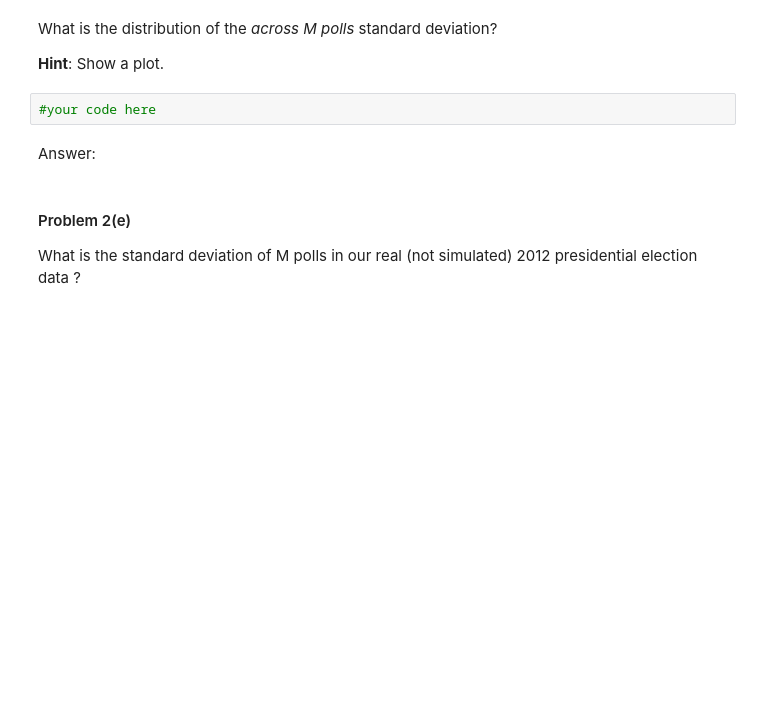
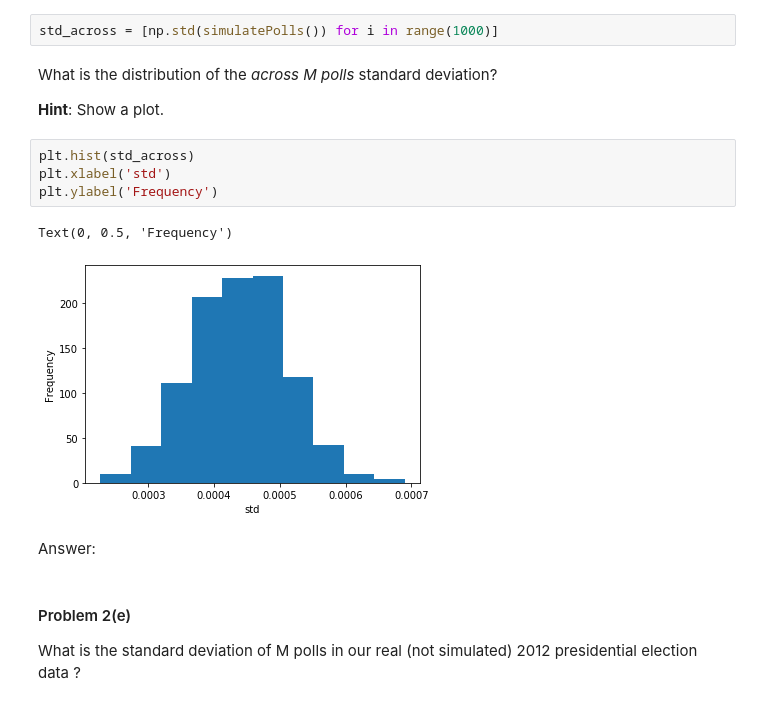
Before and after one commit to Daniel-Moreira/2015, a Jupyter notebook: HW/HW2.ipynb, the cells around one changed output. Saved outputs shown, nothing was run; the diff lists cells and outputs as text; blank space fills up the shorter version.

```diff
--- a/HW/HW2.ipynb
+++ b/HW/HW2.ipynb
@@ -327,9 +376,16 @@ Repeat Problem 2(c) but now record the *across poll* standard deviation in each
+# %%
+std_across = [np.std(simulatePolls()) for i in range(1000)]
 # %% [markdown]
 What is the distribution of the *across M polls* standard deviation?
 
 **Hint**: Show a plot.
-# %%
-#your code here
+# %%
+plt.hist(std_across)
+plt.xlabel('std')
+plt.ylabel('Frequency')
+# %% [output]
+Text(0, 0.5, 'Frequency')
+[figure, added]
 # %% [markdown]
 Answer:
 # %% [markdown]
```
Also changed, not shown: parts of 37 cells of this notebook.
